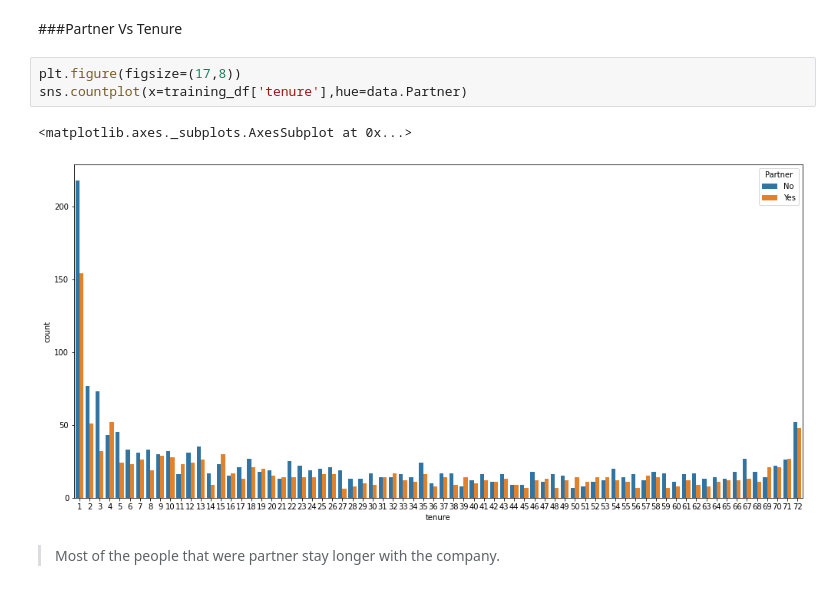
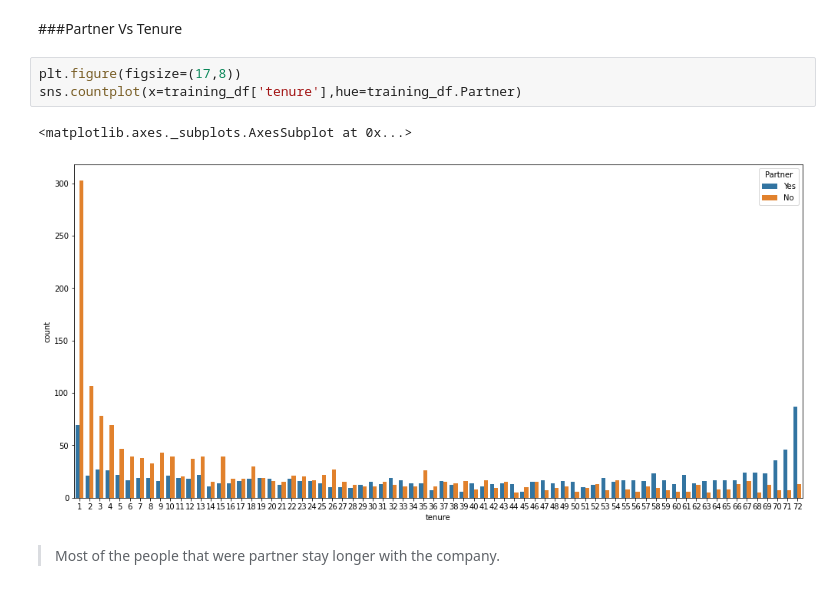
Before and after one commit to zifeng53/Telecome-Customer-Churn-Prediction, a Jupyter notebook: Telecom_Customer_Churn_Prediction.ipynb, the cells around one changed output. Drawn from its saved outputs; the diff is of its cells as text.

```diff
--- a/Telecom_Customer_Churn_Prediction.ipynb
+++ b/Telecom_Customer_Churn_Prediction.ipynb
@@ -859,10 +859,10 @@ The median of total charges that customer churn:
 ###Partner Vs Tenure
 # %%
 plt.figure(figsize=(17,8))
-sns.countplot(x=training_df['tenure'],hue=data.Partner)
+sns.countplot(x=training_df['tenure'],hue=training_df.Partner)
 # %% [output]
 <matplotlib.axes._subplots.AxesSubplot at 0x...>
-[figure, old version]
+[figure, new version]
 # %% [markdown]
 > Most of the people that were partner stay longer with the company.
 # %% [markdown]
```
Also changed, not shown: parts of 8 cells of this notebook.
